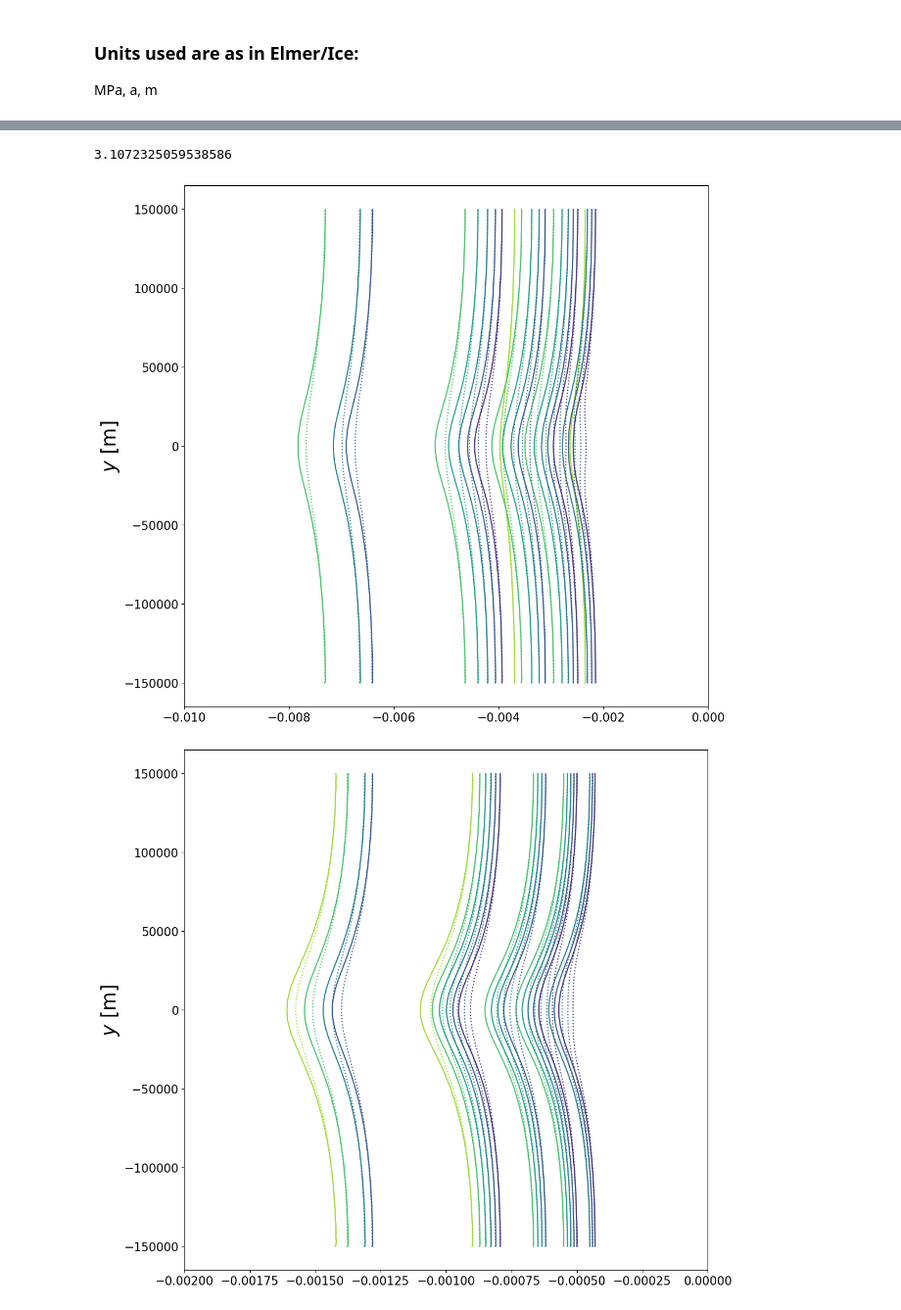
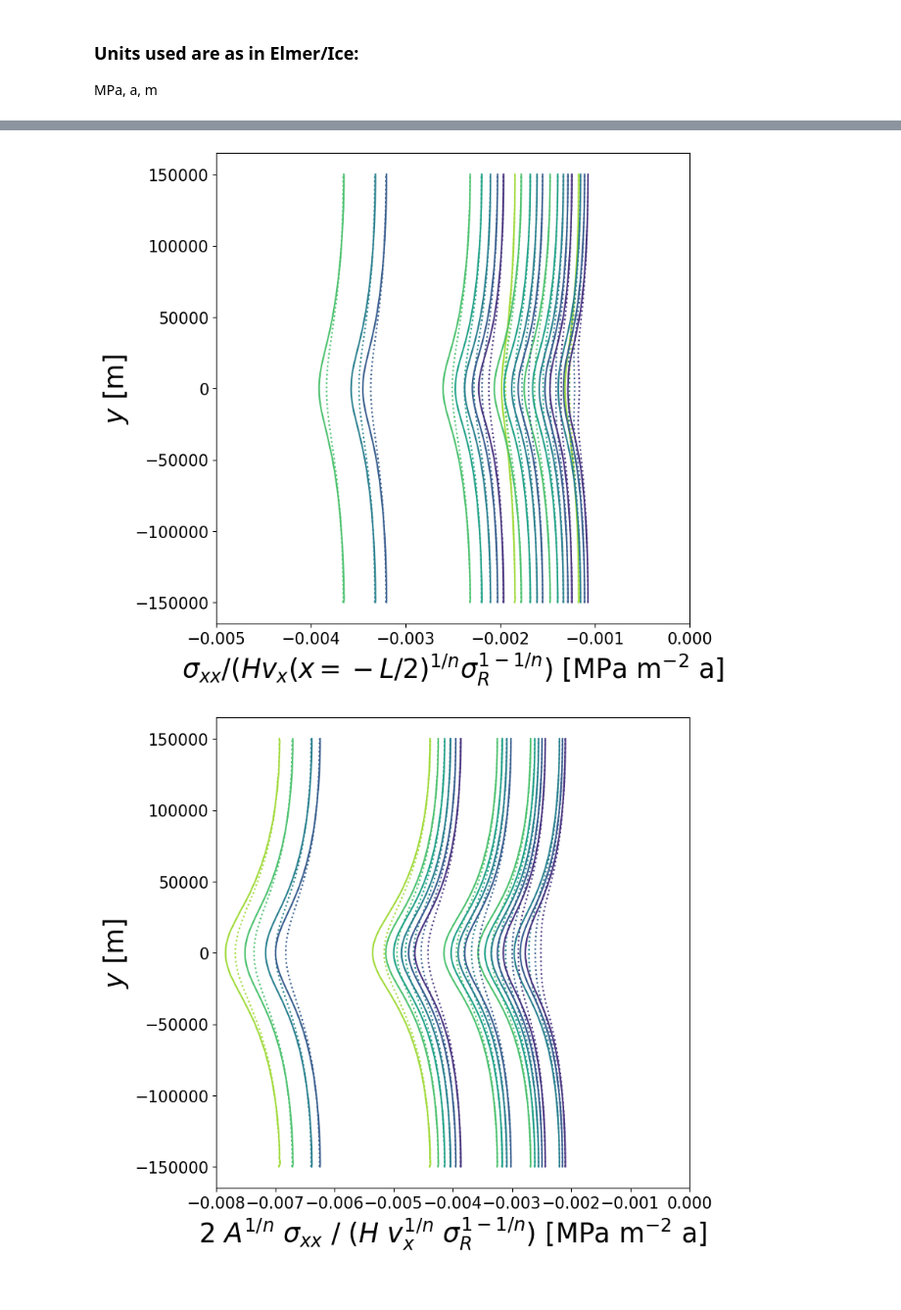
Before and after one commit to henryclara/ButtressingProject, a Jupyter notebook: Code/StressCalculationsWiderDomain.ipynb, the cells around one changed output, grey strips where cells are left out. Shown at 98% size. Drawn from its saved outputs; the diff is of its cells as text; code cells hidden in the pictures.

```diff
--- a/Code/StressCalculationsWiderDomain.ipynb
+++ b/Code/StressCalculationsWiderDomain.ipynb
@@ -262,7 +314,7 @@ ax.tick_params(axis='both', which='major', labelsize=15)
 # %%
 # Plot the stress in the x-direction
 
-fig, ax = plt.subplots(1, 1, figsize=(12, 12))
+fig, ax = plt.subplots(1, 1, figsize=(8, 8))
 
 for sim in sims:
     if sim[4:6] == '50':
@@ -281,7 +333,9 @@ for sim in sims:
         ax.plot(lst2, list(hydp[sim].keys()), linestyle='dotted', color=colors[int(int(sim[4:6])/5)-1])
 ax.set_xlim([-3, 0])
 ax.legend(fontsize='12')
+ax.set_xlabel(r'$\sigma_{xx} / v_x(x=0)$ [MPa m$^{-1}$ a]', size=25)
 ax.set_ylabel(r'$y$ [m]', size=25)
 ax.tick_params(axis='both', which='major', labelsize=15)
+fig.savefig('../Figures/stress1_div_vel.jpg', format='jpg', dpi=500, bbox_inches = "tight")
 # %% [output]
 No artists with labels found to put in legend.  Note that artists whose label start with an underscore are ignored when legend() is called with no argument.
@@ -289,7 +343,7 @@ No artists with labels found to put in legend.  Note that artists whose label st
 # %%
 # Plot the stress in the x-direction
 #colors = sns.color_palette('tab10', n_colors=8).as_hex()
-fig, ax = plt.subplots(1, 1, figsize=(12, 12))
+fig, ax = plt.subplots(1, 1, figsize=(8, 8))
 
 for sim in sims:
     if sim[-3:] == 'int':
@@ -313,6 +367,8 @@ for sim in sims:
         ax.plot(lst1, list(stress1[sim].keys()), label=sim, color=colors[int(int(sim[4:6])/5)-1])
         ax.plot(lst2, list(hydp[sim].keys()), label=sim, linestyle='dotted', color=colors[int(int(sim[4:6])/5)-1])
 ax.set_xlim([-0.3, 0])
+ax.set_xlabel(r'$\sigma_{xx} / \sigma_R$ [MPa m$^{-1}$]', size=25)
 ax.set_ylabel(r'$y$ [m]', size=25)
 ax.tick_params(axis='both', which='major', labelsize=15)
+fig.savefig('../Figures/stress1_div_sigma_R.jpg', format='jpg', dpi=500, bbox_inches = "tight")
 # %% [output]
@@ -320,7 +376,7 @@ ax.tick_params(axis='both', which='major', labelsize=15)
 # %%
 # Plot the stress in the x-direction
 
-fig, ax = plt.subplots(1, 1, figsize=(12, 12))
+fig, ax = plt.subplots(1, 1, figsize=(8, 8))
 
 for sim in sims:
     if sim[-3:] == 'int':
@@ -344,6 +400,8 @@ for sim in sims:
         ax.plot(lst1, list(stress1[sim].keys()), label=sim, color=colors[int(int(sim[4:6])/5)-1])
         ax.plot(lst2, list(hydp[sim].keys()), label=sim, linestyle='dotted', color=colors[int(int(sim[4:6])/5)-1])
 ax.set_xlim([-0.003, 0])
+ax.set_xlabel(r'$\sigma_{xx} / (v_x(x=0) \sigma_R$) [MPa m$^{-2}$ a]', size=25)
 ax.set_ylabel(r'$y$ [m]', size=25)
 ax.tick_params(axis='both', which='major', labelsize=15)
+fig.savefig('../Figures/stress1_div_vel_sigma_R.jpg', format='jpg', dpi=500, bbox_inches = "tight")
 # %% [output]
@@ -351,7 +409,7 @@ ax.tick_params(axis='both', which='major', labelsize=15)
 # %%
 # Plot Ian's scaling approximation
 
-fig, ax = plt.subplots(1, 1, figsize=(12, 12))
+fig, ax = plt.subplots(1, 1, figsize=(8, 8))
 
 for sim in sims:
     if sim[-3:] == 'int':
@@ -360,51 +418,53 @@ for sim in sims:
         pass
     elif sim[4:6] == '50':
         lst1 = list(stress1_div_thickness[sim].values())
-        lst1 = [2 * x / ((float(int(sim[4:6])) ** (1/3)) * float(int(sim[-4:]))**(1 - (1/3))) for x in lst1]
+        lst1 = [ x / ((float(int(sim[4:6])) ** (1/3)) * float(int(sim[-4:]))**(1 - (1/3))) for x in lst1]
         lst2 = list(hydp_div_thickness[sim].values())
-        lst2 = [2 * x / ((float(int(sim[4:6])) ** (1/3)) * float(int(sim[-4:]))**(1 - (1/3))) for x in lst2]
+        lst2 = [x / ((float(int(sim[4:6])) ** (1/3)) * float(int(sim[-4:]))**(1 - (1/3))) for x in lst2]
         ax.plot(lst1, list(stress1[sim].keys()), label=sim, color=colors[0])
         ax.plot(lst2, list(hydp[sim].keys()), label=sim, linestyle='dotted', color=colors[0])
     else:
         lst1 = list(stress1_div_thickness[sim].values())
-        lst1 = [2 * x / ((float(int(sim[4:6])) ** (1/3)) * float(int(sim[-4:]))**(1 - (1/3))) for x in lst1]
+        lst1 = [x / ((float(int(sim[4:6])) ** (1/3)) * float(int(sim[-4:]))**(1 - (1/3))) for x in lst1]
         lst2 = list(hydp_div_thickness[sim].values())
-        lst2 = [2 * x / ((float(int(sim[4:6])) ** (1/3)) * float(int(sim[-4:]))**(1 - (1/3))) for x in lst2]
+        lst2 = [x / ((float(int(sim[4:6])) ** (1/3)) * float(int(sim[-4:]))**(1 - (1/3))) for x in lst2]
         ax.plot(lst1, list(stress1[sim].keys()), label=sim, color=colors[int(int(sim[4:6])/5)-1])
         ax.plot(lst2, list(hydp[sim].keys()), label=sim, linestyle='dotted', color=colors[int(int(sim[4:6])/5)-1])
-ax.set_xlim([-0.01, 0])
+ax.set_xlim([-0.005, 0])
+ax.set_xlabel(r'$\sigma_{xx} / (H v_x(x=-L/2)^{1/n} \sigma_R^{1 - 1/n}$) [MPa m$^{-2}$ a]', size=25)
 ax.set_ylabel(r'$y$ [m]', size=25)
 ax.tick_params(axis='both', which='major', labelsize=15)
-(float(int(sim[4:6])) ** (1/3))
+fig.savefig('../Figures/stress1_partial_scaling.jpg', format='jpg', dpi=500, bbox_inches = "tight")
 # %% [output]
-3.1072325059538586
-[figure, old version]
+[figure, new version]
 # %%
 
 
-fig, ax = plt.subplots(1, 1, figsize=(12, 12))
+fig, ax = plt.subplots(1, 1, figsize=(8, 8))
 
 for sim in sims:
     if sim[-3:] == 'int':
         pass
     elif sim[-3:] == 'cyl':
         pass
     elif sim[4:6] == '50':
         lst1 = list(stress1_div_thickness_u[sim].values())
-        lst1 = [x / (float(int(sim[-4:]))**(1 - (1/3))) for x in lst1]
+        lst1 = [2 * (A**(1/n)) * x / (float(int(sim[-4:]))**(1 - (1/3))) for x in lst1]
         lst2 = list(hydp_div_thickness_u[sim].values())
-        lst2 = [x / (float(int(sim[-4:]))**(1 - (1/3))) for x in lst2]
+        lst2 = [2 * (A**(1/n)) * x / (float(int(sim[-4:]))**(1 - (1/3))) for x in lst2]
         ax.plot(lst1, list(stress1_div_thickness_u[sim].keys()), label=sim, color=colors[0])
         ax.plot(lst2, list(hydp_div_thickness_u[sim].keys()), label=sim, linestyle='dotted', color=colors[0])
     else:
         lst1 = list(stress1_div_thickness_u[sim].values())
-        lst1 = [x / (float(int(sim[-4:]))**(1 - (1/3))) for x in lst1]
+        lst1 = [2 * (A**(1/n)) * x / (float(int(sim[-4:]))**(1 - (1/3))) for x in lst1]
         lst2 = list(hydp_div_thickness_u[sim].values())
-        lst2 = [x / (float(int(sim[-4:]))**(1 - (1/3))) for x in lst2]
+        lst2 = [2 * (A**(1/n)) * x / (float(int(sim[-4:]))**(1 - (1/3))) for x in lst2]
         ax.plot(lst1, list(stress1_div_thickness_u[sim].keys()), label=sim, color=colors[int(int(sim[4:6])/5)-1])
         ax.plot(lst2, list(hydp_div_thickness_u[sim].keys()), label=sim, linestyle='dotted', color=colors[int(int(sim[4:6])/5)-1])
-ax.set_xlim([-0.002, 0])
+ax.set_xlim([-0.008, 0])
+ax.set_xlabel(r'$2$ $A^{1/n}$ $\sigma_{xx}$ / $(H$ $v_x^{1/n}$ $\sigma_R^{1 - 1/n}$) [MPa m$^{-2}$ a]', size=25)
 ax.set_ylabel(r'$y$ [m]', size=25)
 ax.tick_params(axis='both', which='major', labelsize=15)
+fig.savefig('../Figures/stress1_scaling.jpg', format='jpg', dpi=500, bbox_inches = "tight")
 # %% [output]
-[figure, old version]
+[figure, new version]
```
Also changed, not shown: parts of 14 cells of this notebook, 1 other file.
